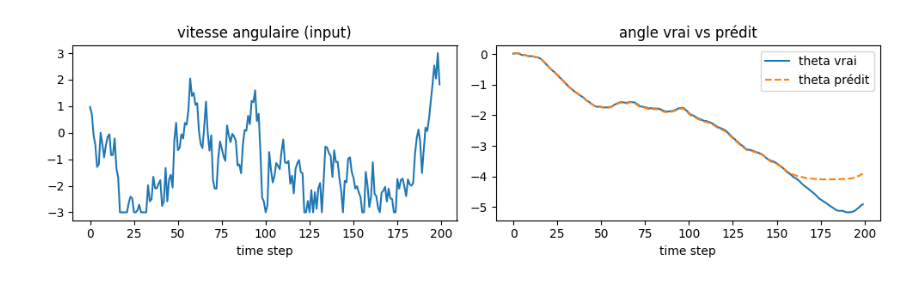
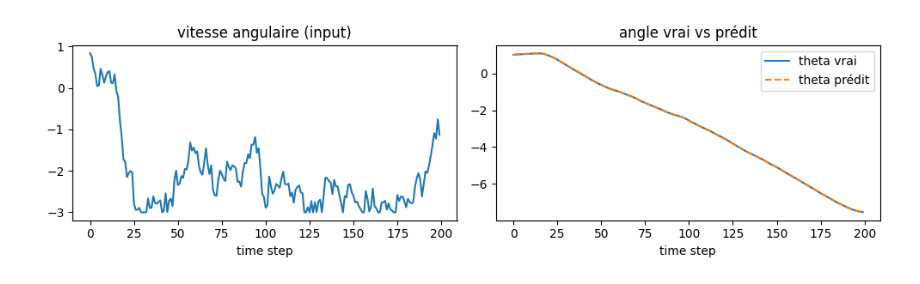
Before and after one commit to itiskawa/imd-neuro-template, a Jupyter notebook: ProjMa2/notebooks/01_train_rnn.ipynb, the cells around one changed output. Cells and saved outputs as stored; diff of their text form; code cells hidden in the pictures.

```diff
--- a/ProjMa2/notebooks/01_train_rnn.ipynb
+++ b/ProjMa2/notebooks/01_train_rnn.ipynb
@@ -30,5 +39,7 @@ Quelques milliers de pas suffisent (loss doit tomber vers ~1e-4).
 # %%
-model, losses = train(n_steps=3000, log_every=300)
+RANDOM_THETA0 = True
+
+model, losses = train(n_steps=3000, seq_len=200, log_every=300, random_theta0=RANDOM_THETA0)
 
 plt.figure(figsize=(5,3))
 plt.plot(losses)
@@ -93,23 +106,24 @@ variance expliquée (3 premières PC): [0.7710494  0.08410335 0.07582885]
 # %%
 import torch
 
-velocity, target, theta_check = generate_batch(batch_size=1, seq_len=200, seed=7)
+theta0_check = np.array([1.0], dtype=np.float32) if RANDOM_THETA0 else None
+velocity, target, theta_check = generate_batch(batch_size=1, seq_len=200, seed=7, theta0=theta0_check)
 with torch.no_grad():
-    pred, _ = model(velocity)
+    pred, _ = model(velocity, theta0=None if theta0_check is None else torch.from_numpy(theta0_check))
 
 t = range(200)
 fig, axes = plt.subplots(1, 2, figsize=(10, 3))
 axes[0].plot(t, velocity[0, :, 0].numpy())
 axes[0].set_title("vitesse angulaire (input)")
 axes[0].set_xlabel("time step")
 
 axes[1].plot(t, theta_check[0].numpy(), label="theta vrai")
 theta_pred = torch.atan2(pred[0, :, 1], pred[0, :, 0]).numpy()
 axes[1].plot(t, np.unwrap(theta_pred), "--", label="theta prédit")
 axes[1].set_title("angle vrai vs prédit")
 axes[1].set_xlabel("time step")
 axes[1].legend()
 plt.tight_layout()
 plt.show()
 # %% [output]
-[figure, old version]
+[figure, new version]
```
Also changed, not shown: parts of 11 cells of this notebook, 13 other files.
